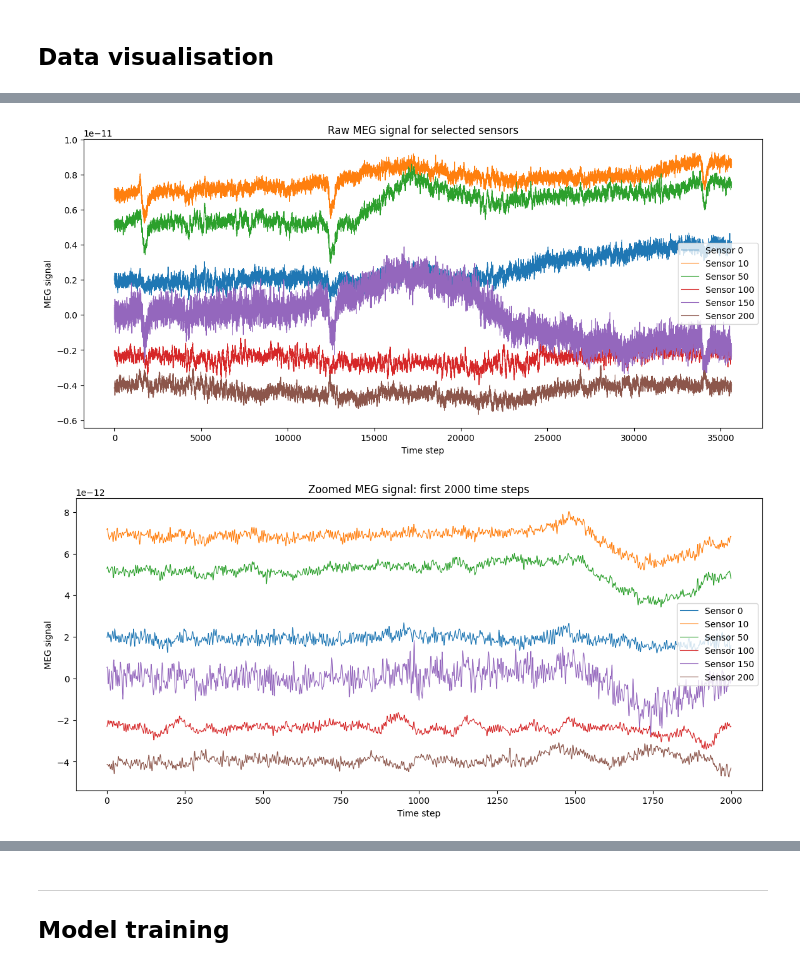
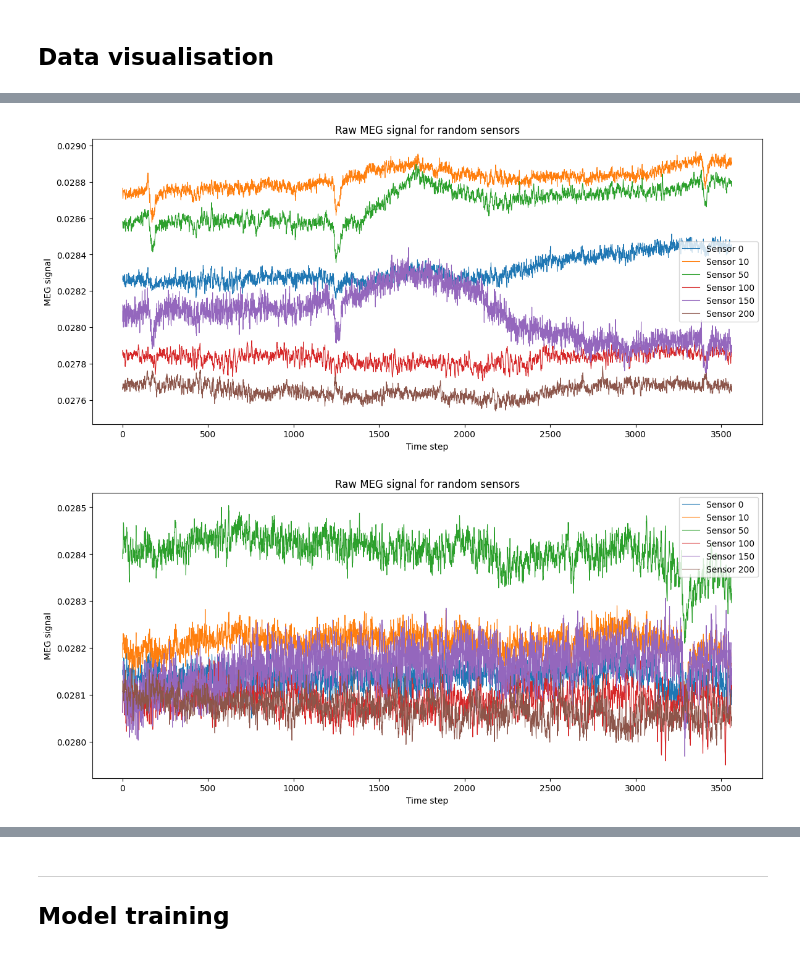
Before and after one commit to Stijnaard/DL_assignment_2, a Jupyter notebook: main.ipynb, the cells around one changed output, grey strips where cells are left out. Cells and saved outputs as stored; diff of their text form; code cells hidden in the pictures.

```diff
--- a/main.ipynb
+++ b/main.ipynb
@@ -13,12 +13,3 @@ def get_dataset_name(file_name_with_dir):
     temp = filename_without_dir.split('_')[:-1]
     dataset_name = "_".join(temp)
     return dataset_name
-
-dir = "/Users/stijnroos/VisualStudio/DL_data/"
-filename_path = dir + "Intra/train/rest_105923_1.h5"
-
-with h5py.File(filename_path, 'r') as f:
-    dataset_name = get_dataset_name(filename_path)
-    matrix = f.get(dataset_name)[()]
-    print(type(matrix))
-    print(matrix.shape)
@@ -41,29 +199,38 @@ plt.show()
 # %%
 sensor_ids = [0, 10, 50, 100, 150, 200]
+
+# read one of the files to get the matrix for plotting
+file_to_read = dir_root + "Intra/train_scaled_downsampled/rest_105923_1.h5"
+with h5py.File(file_to_read, 'r') as f:
+    dataset_name = list(f.keys())[0]
+    matrix = f[dataset_name][()]
 
 plt.figure(figsize=(14, 6))
 for sensor_id in sensor_ids:
     plt.plot(matrix[sensor_id], label=f"Sensor {sensor_id}", linewidth=0.8)
 
 plt.xlabel("Time step")
 plt.ylabel("MEG signal")
 plt.title("Raw MEG signal for random sensors")
 plt.legend()
 plt.show()
+
+
+# read one of the files to get the matrix for plotting
+file_to_read = dir_root + "Intra/train_scaled_downsampled/task_motor_105923_1.h5"
+with h5py.File(file_to_read, 'r') as f:
+    dataset_name = list(f.keys())[0]
+    matrix = f[dataset_name][()]
+
+plt.figure(figsize=(14, 6))
+for sensor_id in sensor_ids:
+    plt.plot(matrix[sensor_id], label=f"Sensor {sensor_id}", linewidth=0.8)
+
+plt.xlabel("Time step")
+plt.ylabel("MEG signal")
+plt.title("Raw MEG signal for random sensors")
+plt.legend()
+plt.show()
 # %% [output]
-[figure, old version]
+[figure, new version]
+[figure, added]
-# %%
-# Plot the same signal but only the first 2,000
-n_steps = 2000
-
-plt.figure(figsize=(14, 6))
-for sensor_id in sensor_ids:
-    plt.plot(matrix[sensor_id, :n_steps], label=f"Sensor {sensor_id}", linewidth=0.8)
-
-plt.xlabel("Time step")
-plt.ylabel("MEG signal")
-plt.title(f"Zoomed MEG signal: first {n_steps} time steps")
-plt.legend()
-plt.show()
-# %% [output]
-[figure, removed]
```
Also changed, not shown: parts of 13 cells of this notebook, 1 other file.
